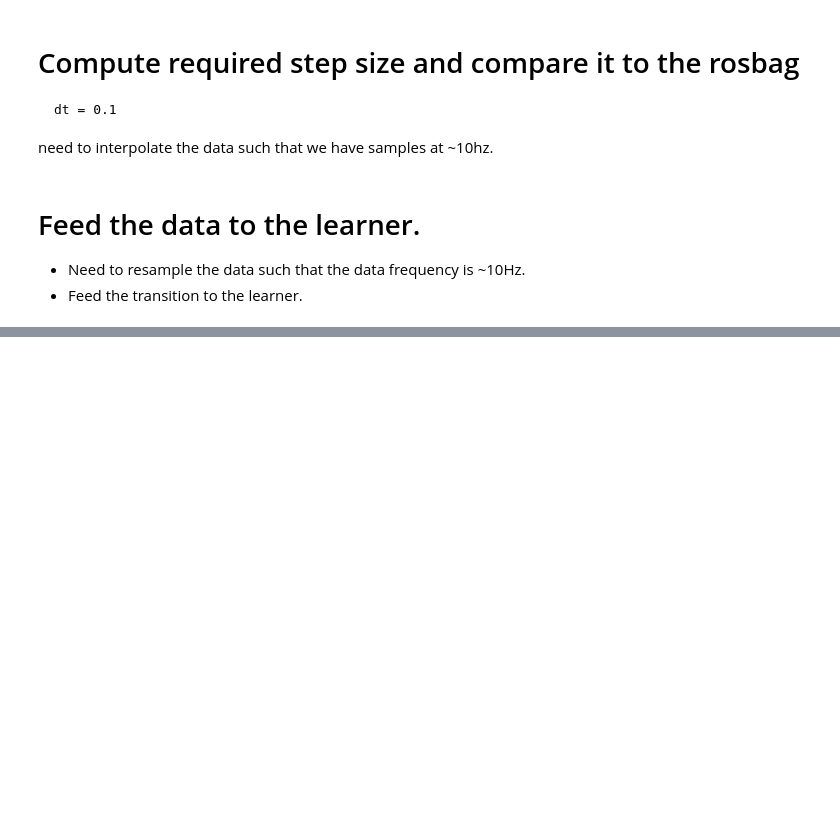
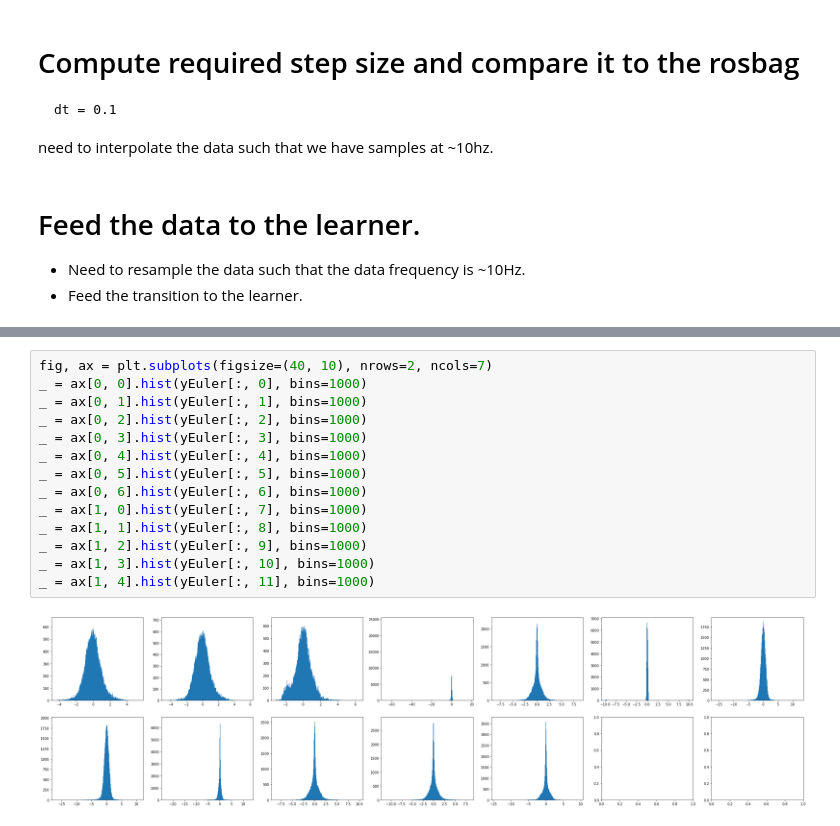
Before and after one commit to NicolayP/mppi-tf, a Jupyter notebook: scripts/learn.ipynb, the cells around one changed output, grey strips where cells are left out. Drawn from its saved outputs; the diff is of its cells as text; blank space fills up the shorter version.

```diff
--- a/scripts/learn.ipynb
+++ b/scripts/learn.ipynb
@@ -121,0 +244,16 @@ feed_learner(learner, dataDir)
+# %%
+fig, ax = plt.subplots(figsize=(40, 10), nrows=2, ncols=7)
+_ = ax[0, 0].hist(yEuler[:, 0], bins=1000)
+_ = ax[0, 1].hist(yEuler[:, 1], bins=1000)
+_ = ax[0, 2].hist(yEuler[:, 2], bins=1000)
+_ = ax[0, 3].hist(yEuler[:, 3], bins=1000)
+_ = ax[0, 4].hist(yEuler[:, 4], bins=1000)
+_ = ax[0, 5].hist(yEuler[:, 5], bins=1000)
+_ = ax[0, 6].hist(yEuler[:, 6], bins=1000)
+_ = ax[1, 0].hist(yEuler[:, 7], bins=1000)
+_ = ax[1, 1].hist(yEuler[:, 8], bins=1000)
+_ = ax[1, 2].hist(yEuler[:, 9], bins=1000)
+_ = ax[1, 3].hist(yEuler[:, 10], bins=1000)
+_ = ax[1, 4].hist(yEuler[:, 11], bins=1000)
+# %% [output]
+[figure, added]
```
Also changed, not shown: parts of 15 cells of this notebook, 8 other files.
